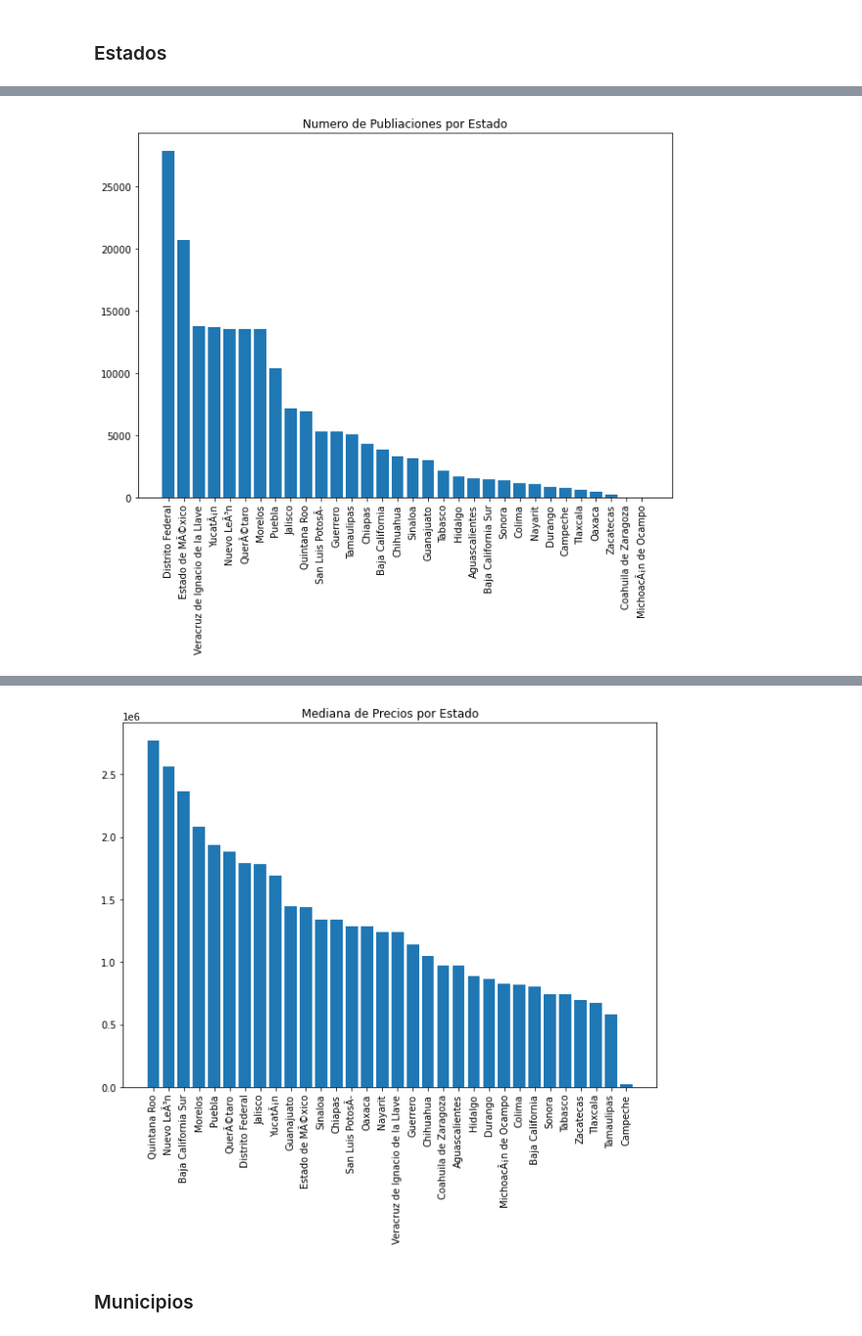
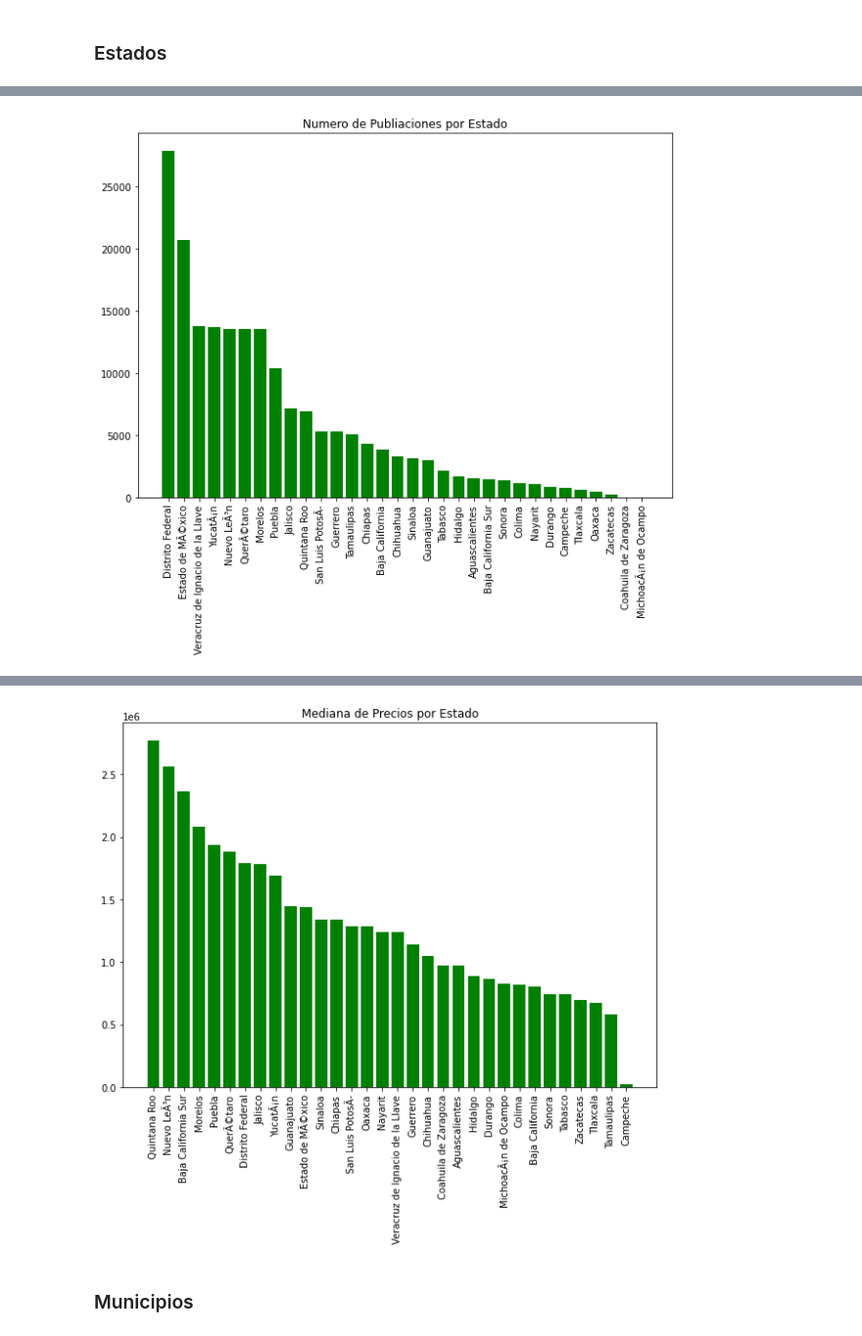
Before and after one commit to edco17/Real_Estate_Mexico, a Jupyter notebook: proyecto_final_Edgar_Cardoso.ipynb, the cells around one changed output, grey strips where cells are left out. Shown at 98% size. Saved outputs shown, nothing was run; the diff lists cells and outputs as text; code cells hidden in the pictures.

```diff
--- a/proyecto_final_Edgar_Cardoso.ipynb
+++ b/proyecto_final_Edgar_Cardoso.ipynb
@@ -306,12 +306,12 @@ MichoacÃ¡n de Ocampo                   4
 Name: v_estado, dtype: int64
 # %%
 plt.figure(figsize=(10, 7))
-plt.bar(conteo_estados.index, conteo_estados.values)
+plt.bar(conteo_estados.index, conteo_estados.values, color = 'green')
 plt.xticks(rotation=90)
 plt.title('Numero de Publiaciones por Estado')
 plt.show()
 # %% [output]
-[figure, old version]
+[figure, new version]
 # %%
 price = pd.pivot_table(df, values = 'c_price_aprox_local_currency', index = 'v_estado', aggfunc = np.median)
 price.sort_values('c_price_aprox_local_currency', ascending=False, inplace = True)
@@ -337,12 +337,12 @@ Campeche                             24779.630
 dtype: float64
 # %%
 plt.figure(figsize=(10, 7))
-plt.bar(price.index, price.values)
+plt.bar(price.index, price.values, color = 'green')
 plt.xticks(rotation=90)
 plt.title('Mediana de Precios por Estado')
 plt.show()
 # %% [output]
-[figure, old version]
+[figure, new version]
 # %% [markdown]
 ### Municipios
 # %%
```
Also changed, not shown: parts of 25 cells of this notebook.
